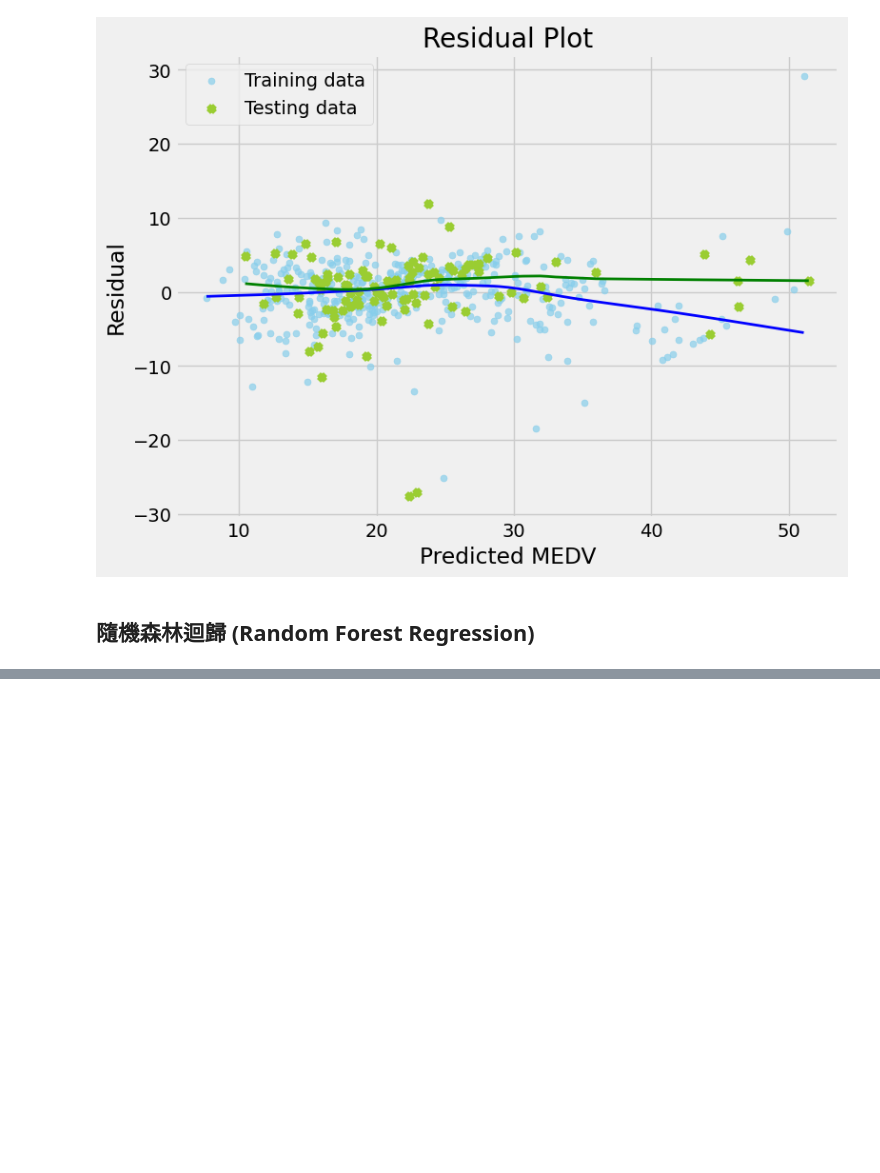
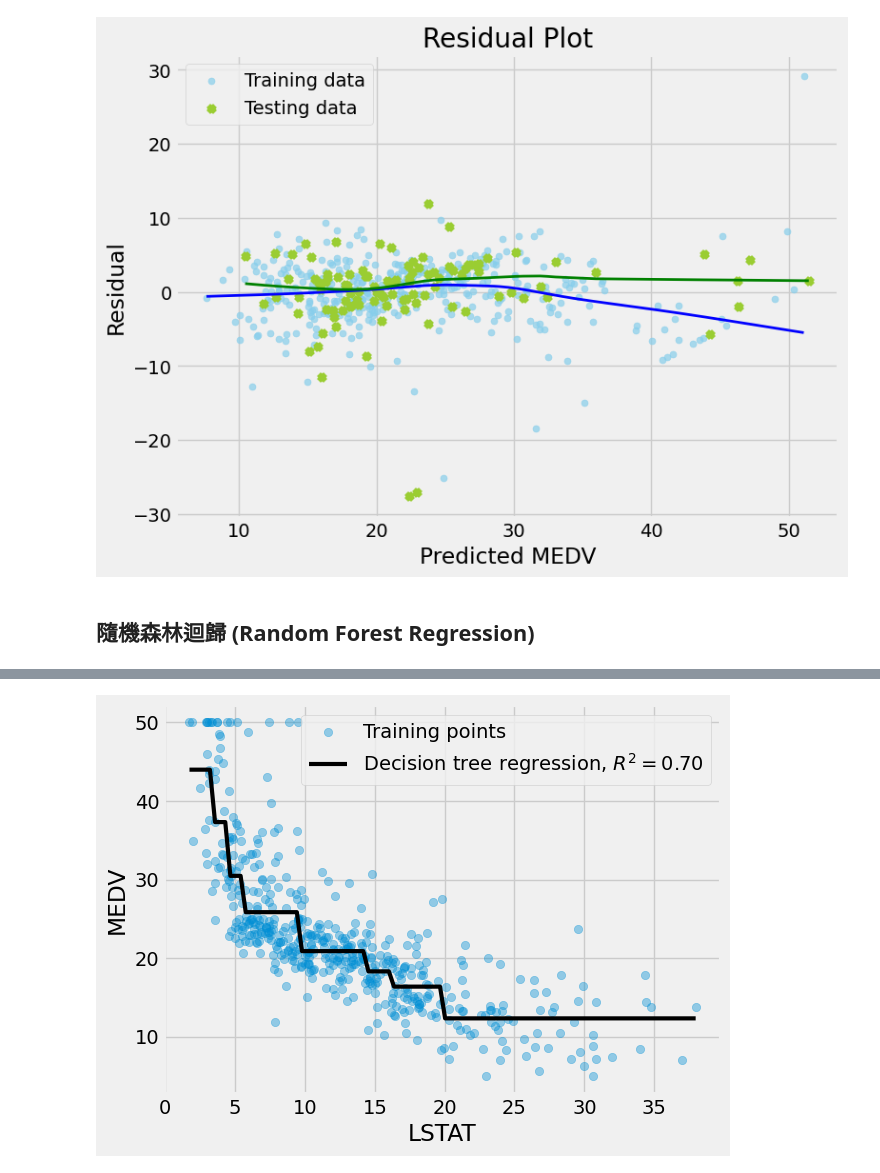
Before and after one commit to telunyang/python_machine_learning, a Jupyter notebook: 2/2.ipynb, the cells around one changed output, grey strips where cells are left out. Cells and saved outputs as stored; diff of their text form; code cells hidden in the pictures; blank space fills up the shorter version.

```diff
--- a/2/2.ipynb
+++ b/2/2.ipynb
@@ -1066,7 +1167,7 @@ Text(0, 0.5, 'weights')
 from sklearn.linear_model import ElasticNetCV
 
 # p 參數 = 1 時，彈性網就是 Lasso 回歸；p 參數 = 0 時，彈性網就是 Ridge 回歸
-p = [.1, .5, .7, .9, .95, .99, 1]
+p = [0.1, 0.5, 0.7, 0.9, 0.95, 0.99, 1]
 
 # 建立 ElasticNetCV 模型
 reg_cv = ElasticNetCV(
@@ -1239,15 +1341,15 @@ plt.show()
 # %% [output]
 [figure]
 # %%
-import matplotlib.pyplot as plt
-import numpy as np
 from sklearn.model_selection import train_test_split
 from sklearn.preprocessing import PolynomialFeatures
 from sklearn.linear_model import LinearRegression
 from sklearn.metrics import r2_score
 from statsmodels.nonparametric.smoothers_lowess import lowess
+import matplotlib.pyplot as plt
+plt.style.use('fivethirtyeight')
 
-# 假設 df 已經定義
+# 取得特徵 RM 與 LSTAT，以及標記 MEDV
 X = df.loc[:, ['RM', 'LSTAT']].values
 y = df['MEDV'].values
 
@@ -1340,3 +1442,10 @@ R^2(test): 0.6529851164348724
 [figure]
 # %% [markdown]
 ## 隨機森林迴歸 (Random Forest Regression)
+# %%
+import numpy as np
+import pandas as pd
+
+# 讀取波士頓房價數據集
+df = pd.read_csv('ex2.csv')
+df
@@ -1342,0 +1466,59 @@ R^2(test): 0.6529851164348724
+# %%
+from sklearn.tree import DecisionTreeRegressor
+from sklearn.metrics import r2_score
+import matplotlib.pyplot as plt
+plt.style.use('fivethirtyeight')
+
+
+# 計算調整後的 R^2 分數
+def adj_r2(r2, n, p):
+    return 1 - (1 - r2) * (n - 1) / (n - p - 1)
+
+# 取出特徵與標記
+x, y = df[['LSTAT']].values, df['MEDV'].values
+
+# 建立決策樹迴歸模型
+reg = DecisionTreeRegressor(
+    max_depth=3,
+    random_state=0
+)
+
+# 訓練模型
+reg.fit(x, y)
+
+# 預測
+y_pred = reg.predict(x)
+
+# 計算 R^2
+r2 = adj_r2(r2_score(y, y_pred), x.shape[0], 1)
+
+# 繪製散佈圖
+x_plot = np.linspace(x.min(), x.max(), 100).reshape(-1,1)
+
+# 預測
+y_plot = reg.predict(x_plot)
+
+# 繪製散佈圖
+plt.scatter(
+    x,
+    y,
+    label='Training points',
+    alpha=0.4
+)
+
+# 繪製決策樹迴歸線
+plt.plot(
+    x_plot,
+    y_plot,
+    color='black',
+    lw=3,
+    linestyle='-',
+    label=f'Decision tree regression, $R^2={r2:.2f}$'
+)
+
+plt.xlabel('LSTAT')
+plt.ylabel('MEDV')
+plt.legend()
+plt.show()
+# %% [output]
+[figure, added]
```
Also changed, not shown: parts of 31 cells of this notebook.
